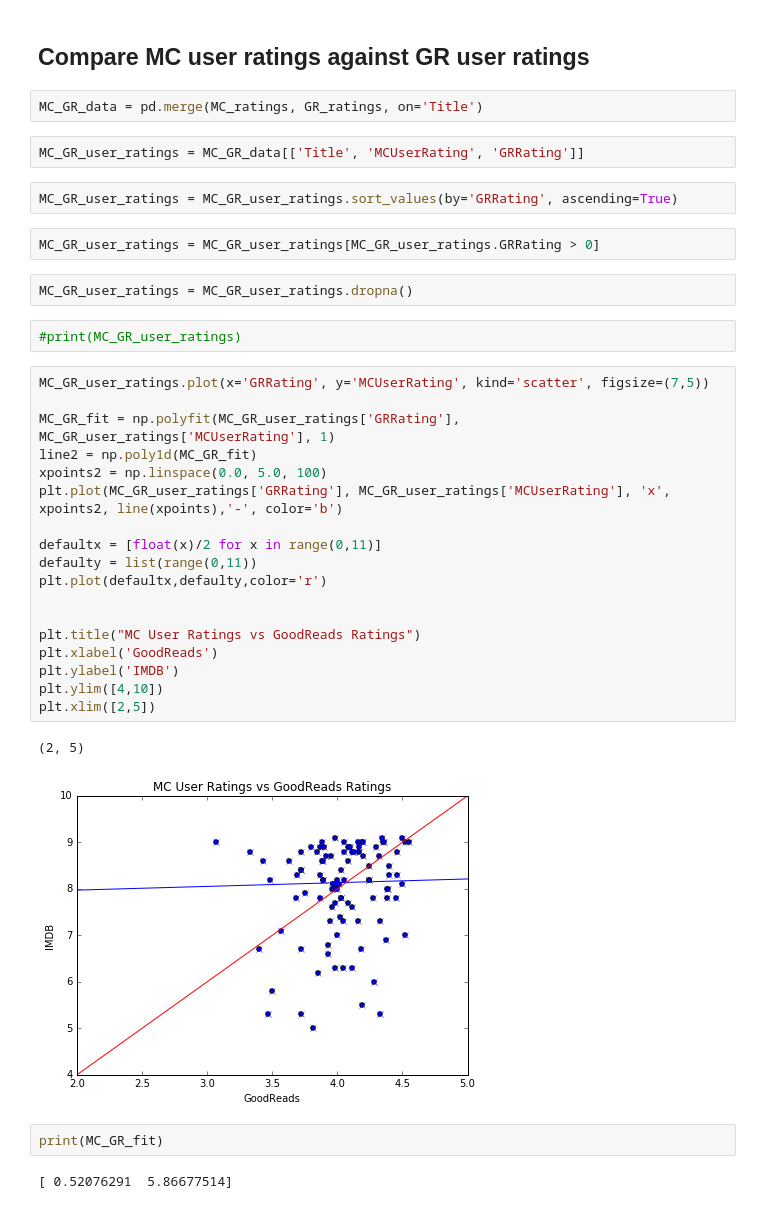
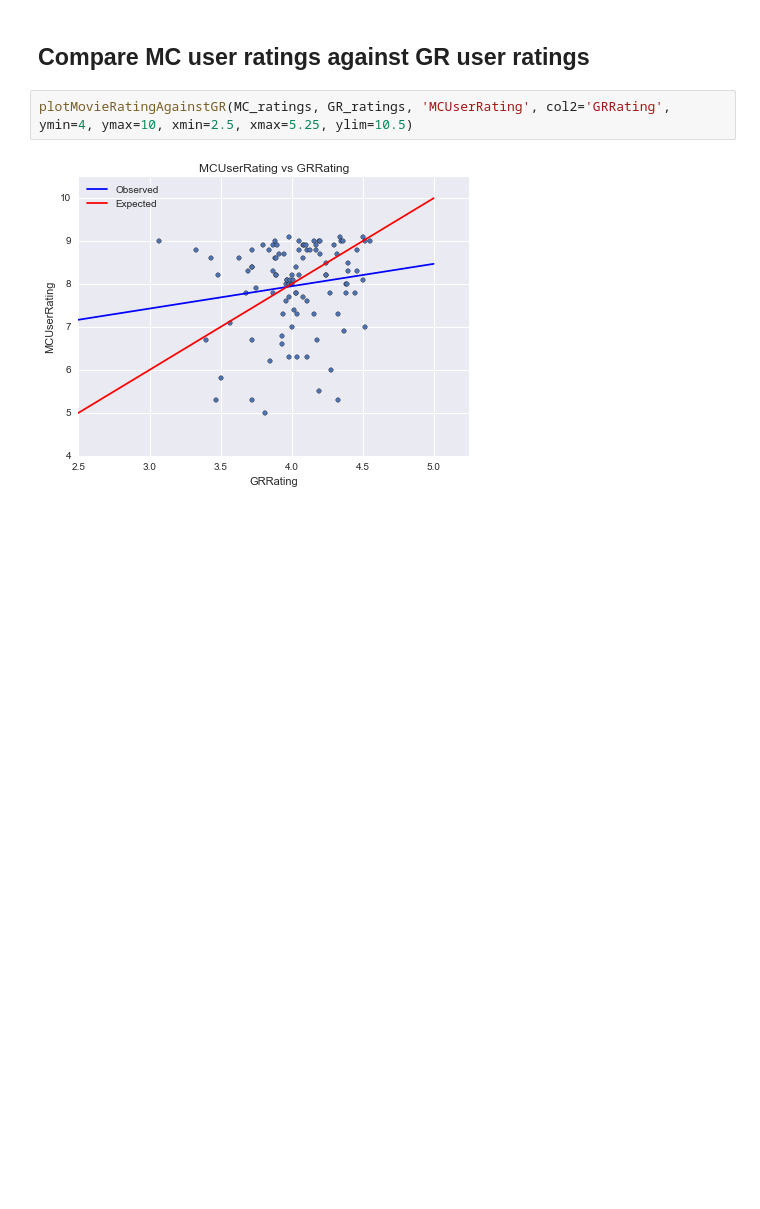
Before and after one commit to kennethjmyers/Metis-Projects, a Jupyter notebook: Luther/ken_m/MovieBookDataAnalysis.ipynb, the cells around one changed output. Cells and saved outputs as stored; diff of their text form; blank space fills up the shorter version.

```diff
--- a/Luther/ken_m/MovieBookDataAnalysis.ipynb
+++ b/Luther/ken_m/MovieBookDataAnalysis.ipynb
@@ -83,39 +90,6 @@ print(fit)
 # %% [markdown]
 ## Compare MC user ratings against GR user ratings
-# %%
-MC_GR_data = pd.merge(MC_ratings, GR_ratings, on='Title')
-# %%
-MC_GR_user_ratings = MC_GR_data[['Title', 'MCUserRating', 'GRRating']]
-# %%
-MC_GR_user_ratings = MC_GR_user_ratings.sort_values(by='GRRating', ascending=True)
-# %%
-MC_GR_user_ratings = MC_GR_user_ratings[MC_GR_user_ratings.GRRating > 0]
-# %%
-MC_GR_user_ratings = MC_GR_user_ratings.dropna()
-# %%
-#print(MC_GR_user_ratings)
-# %%
-MC_GR_user_ratings.plot(x='GRRating', y='MCUserRating', kind='scatter', figsize=(7,5))
-
-MC_GR_fit = np.polyfit(MC_GR_user_ratings['GRRating'], MC_GR_user_ratings['MCUserRating'], 1)
-line2 = np.poly1d(MC_GR_fit)
-xpoints2 = np.linspace(0.0, 5.0, 100)
-plt.plot(MC_GR_user_ratings['GRRating'], MC_GR_user_ratings['MCUserRating'], 'x', xpoints2, line(xpoints),'-', color='b')
-
-defaultx = [float(x)/2 for x in range(0,11)]
-defaulty = list(range(0,11))
-plt.plot(defaultx,defaulty,color='r')
-
-
-plt.title("MC User Ratings vs GoodReads Ratings")
-plt.xlabel('GoodReads')
-plt.ylabel('IMDB')
-plt.ylim([4,10])
-plt.xlim([2,5])
-# %% [output]
-(2, 5)
-[figure, removed]
-# %%
-print(MC_GR_fit)
-# %% [output]
-[ 0.52076291  5.86677514]
+# %%
+plotMovieRatingAgainstGR(MC_ratings, GR_ratings, 'MCUserRating', col2='GRRating', ymin=4, ymax=10, xmin=2.5, xmax=5.25, ylim=10.5)
+# %% [output]
+[figure, added]
```
Also changed, not shown: parts of 16 cells of this notebook.
